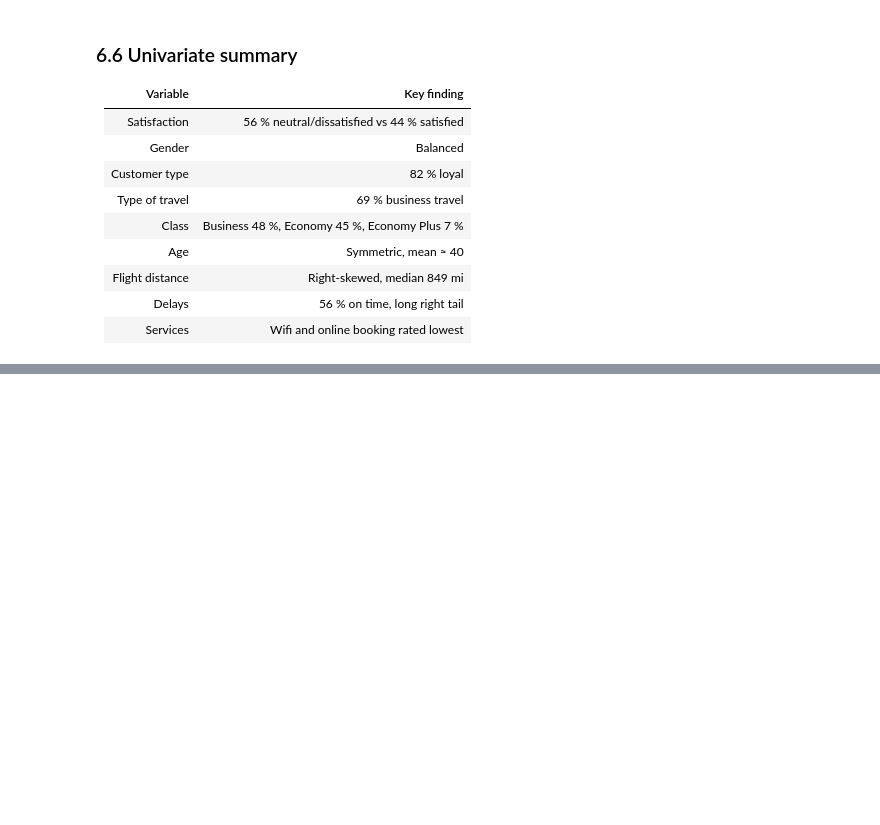
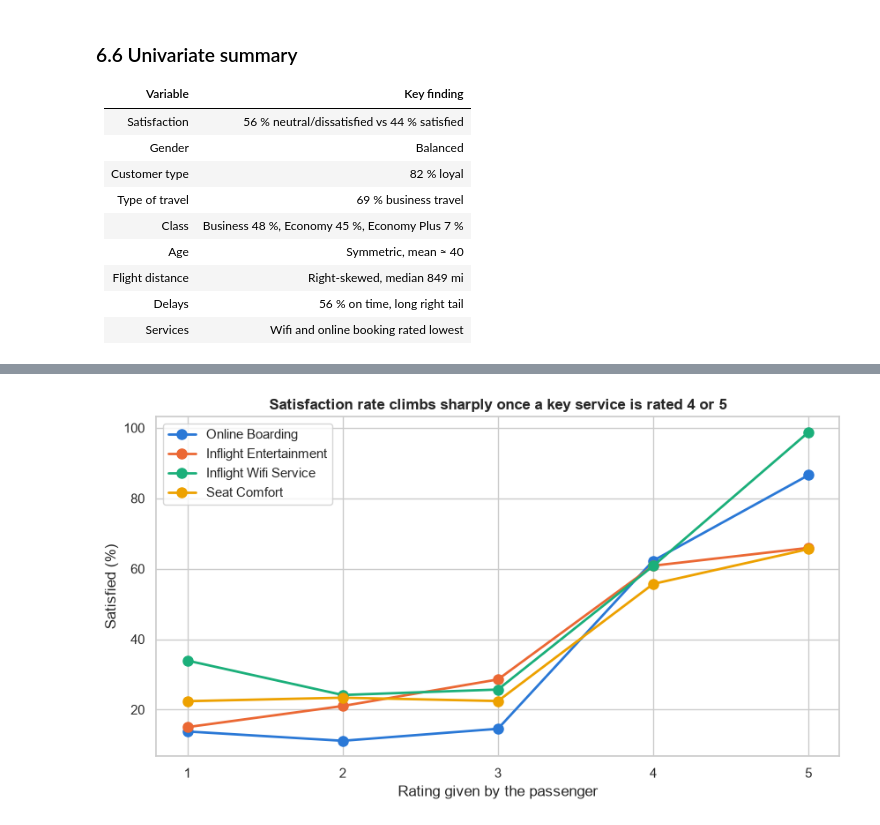
Before and after one commit to hahmed1936/Mid-Project, a Jupyter notebook: Mid-Project-Script.ipynb, the cells around one changed output, grey strips where cells are left out. Drawn from its saved outputs; the diff is of its cells as text; code cells hidden in the pictures; blank space fills up the shorter version.

```diff
--- a/Mid-Project-Script.ipynb
+++ b/Mid-Project-Script.ipynb
@@ -651,0 +810,16 @@ plt.show()
+# %%
+# Satisfaction rate for every rating level of the 4 services with the largest gap
+top_services = service_means.index[::-1][:4]
+fig, ax = plt.subplots(figsize=(10, 5))
+for color, column in zip(CATEGORY_COLORS, top_services):
+    rate_by_rating = clean_df.groupby(column)["is_satisfied"].mean() * 100
+    ax.plot(rate_by_rating.index, rate_by_rating.values, marker="o", markersize=8, linewidth=2,
+            color=color, label=pretty_name(column))
+ax.set_xticks([1, 2, 3, 4, 5])
+ax.set_xlabel("Rating given by the passenger")
+ax.set_ylabel("Satisfied (%)")
+ax.set_title("Satisfaction rate climbs sharply once a key service is rated 4 or 5")
+ax.legend()
+plt.show()
+# %% [output]
+[figure, added]
```
Also changed, not shown: parts of 24 cells of this notebook.
